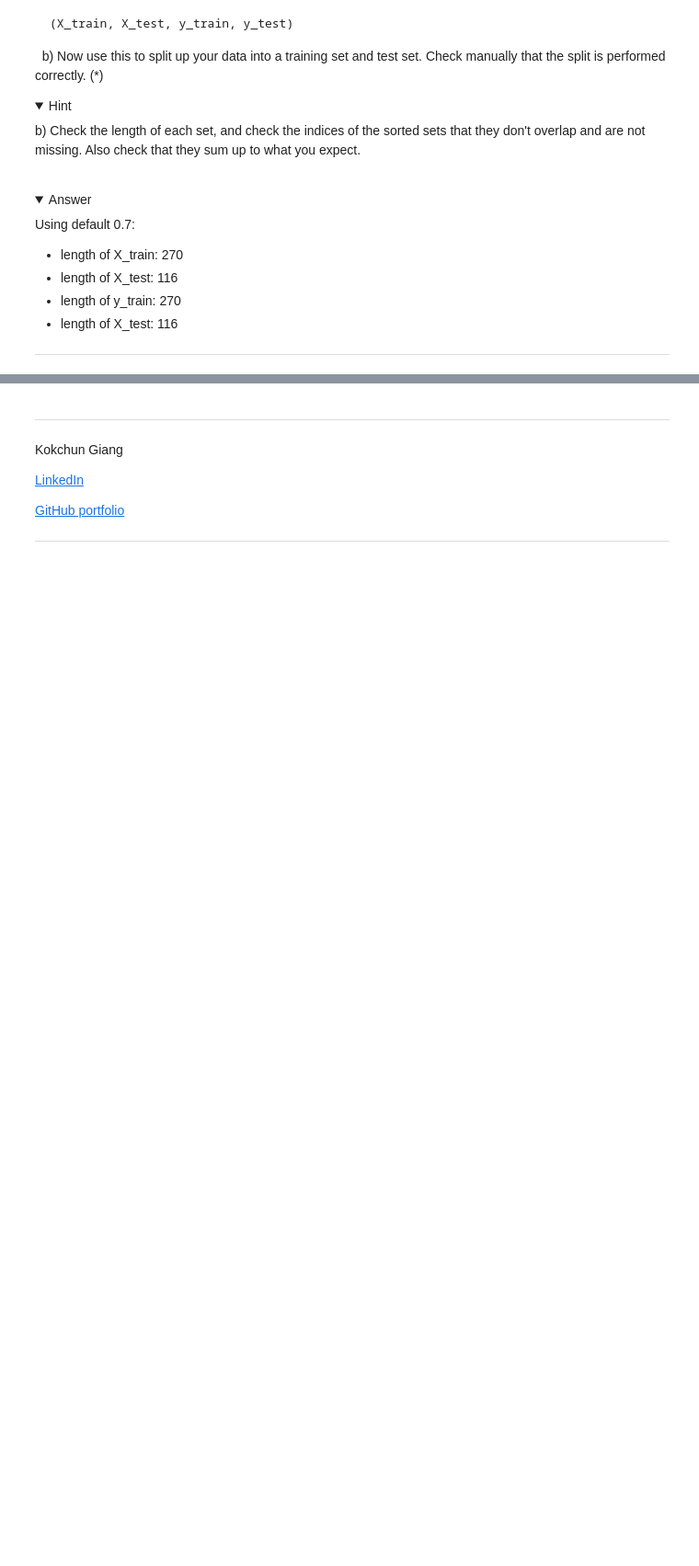
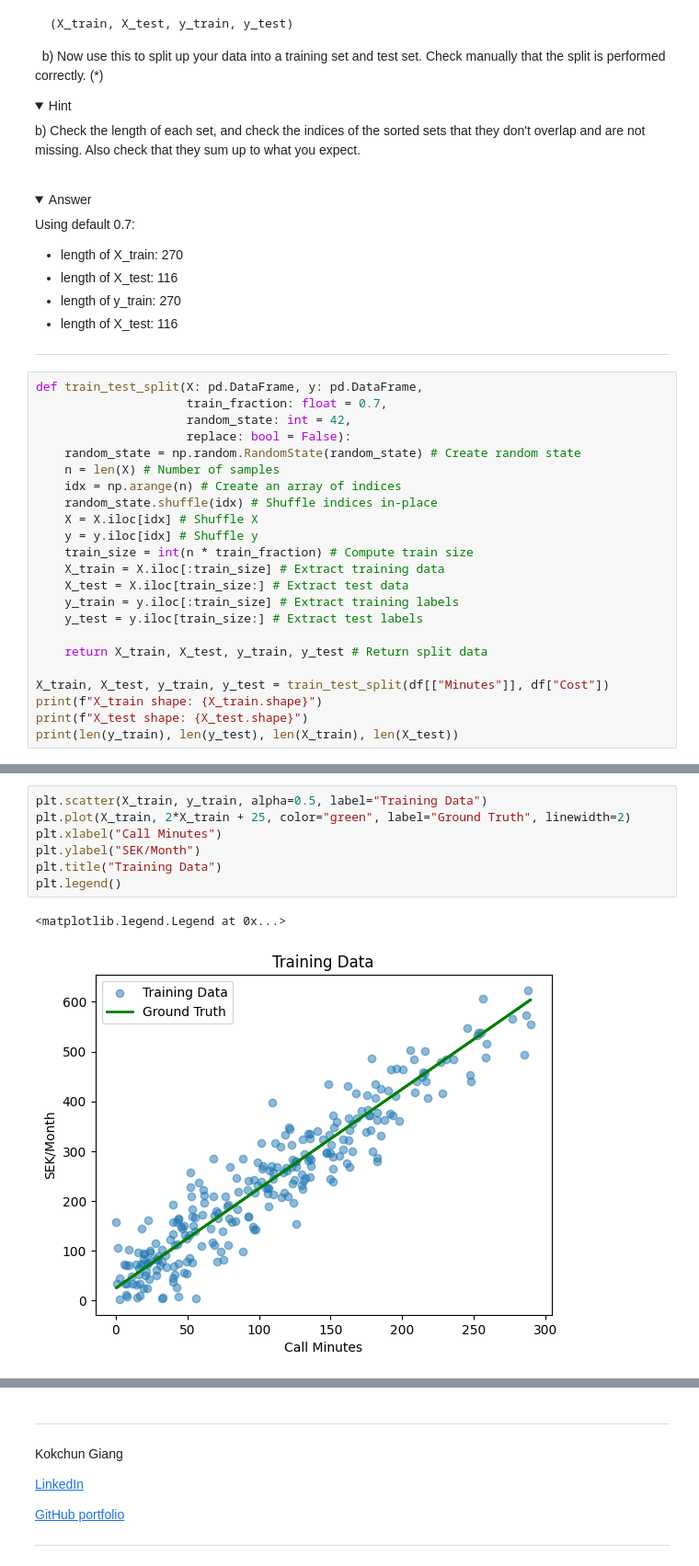
Before and after one commit to PaerBrady/Machine-learning-AI24, a Jupyter notebook: Exercises/E00_linear_regression.ipynb, the cells around one changed output, grey strips where cells are left out. Shown at 92% size. Saved outputs shown, nothing was run; the diff lists cells and outputs as text; folded sections open; blank space fills up the shorter version.

```diff
--- a/Exercises/E00_linear_regression.ipynb
+++ b/Exercises/E00_linear_regression.ipynb
@@ -307,3 +296,26 @@ Using default 0.7:
 </details>
 
 ---
+# %%
+def train_test_split(X: pd.DataFrame, y: pd.DataFrame,
+                     train_fraction: float = 0.7,
+                     random_state: int = 42,
+                     replace: bool = False):
+    random_state = np.random.RandomState(random_state) # Create random state
+    n = len(X) # Number of samples
+    idx = np.arange(n) # Create an array of indices
+    random_state.shuffle(idx) # Shuffle indices in-place
+    X = X.iloc[idx] # Shuffle X
+    y = y.iloc[idx] # Shuffle y
+    train_size = int(n * train_fraction) # Compute train size
+    X_train = X.iloc[:train_size] # Extract training data
+    X_test = X.iloc[train_size:] # Extract test data
+    y_train = y.iloc[:train_size] # Extract training labels
+    y_test = y.iloc[train_size:] # Extract test labels
+
+    return X_train, X_test, y_train, y_test # Return split data
+
+X_train, X_test, y_train, y_test = train_test_split(df[["Minutes"]], df["Cost"])
+print(f"X_train shape: {X_train.shape}")
+print(f"X_test shape: {X_test.shape}")
+print(len(y_train), len(y_test), len(X_train), len(X_test))
@@ -334,0 +457,10 @@ It is important to keep track of the shapes of the vectors, matrices in order fo
+# %%
+plt.scatter(X_train, y_train, alpha=0.5, label="Training Data")
+plt.plot(X_train, 2*X_train + 25, color="green", label="Ground Truth", linewidth=2)
+plt.xlabel("Call Minutes")
+plt.ylabel("SEK/Month")
+plt.title("Training Data")
+plt.legend()
+# %% [output]
+<matplotlib.legend.Legend at 0x...>
+[figure, added]
```
Also changed, not shown: parts of 9 cells of this notebook, 3 other files.
